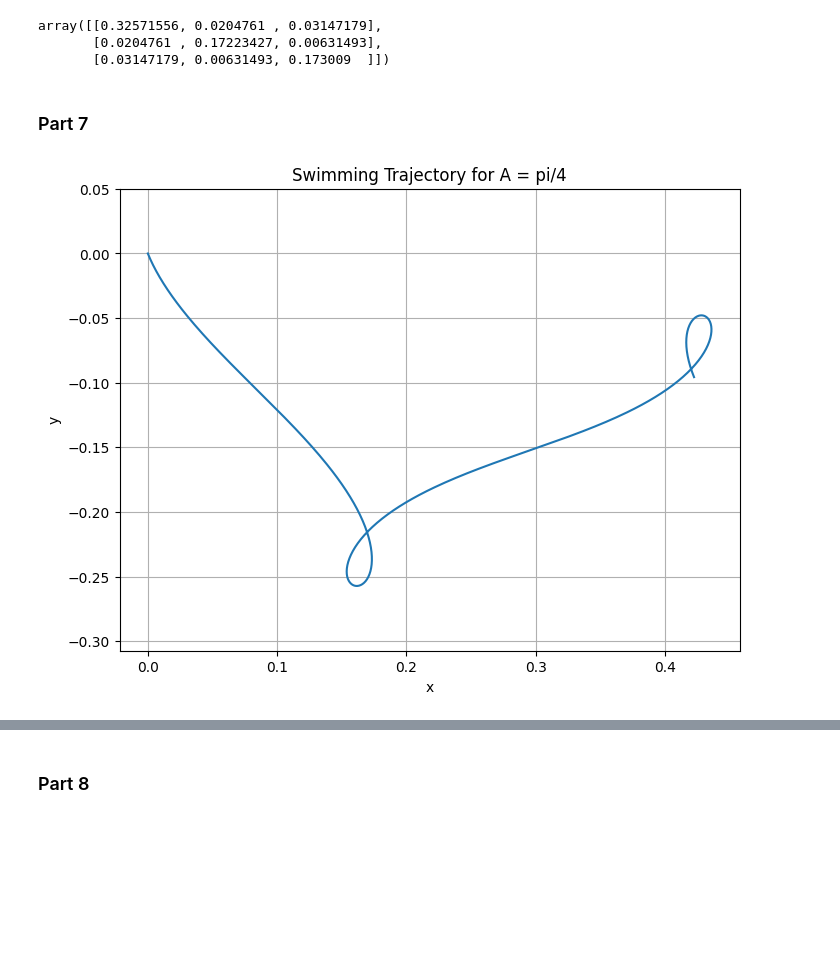
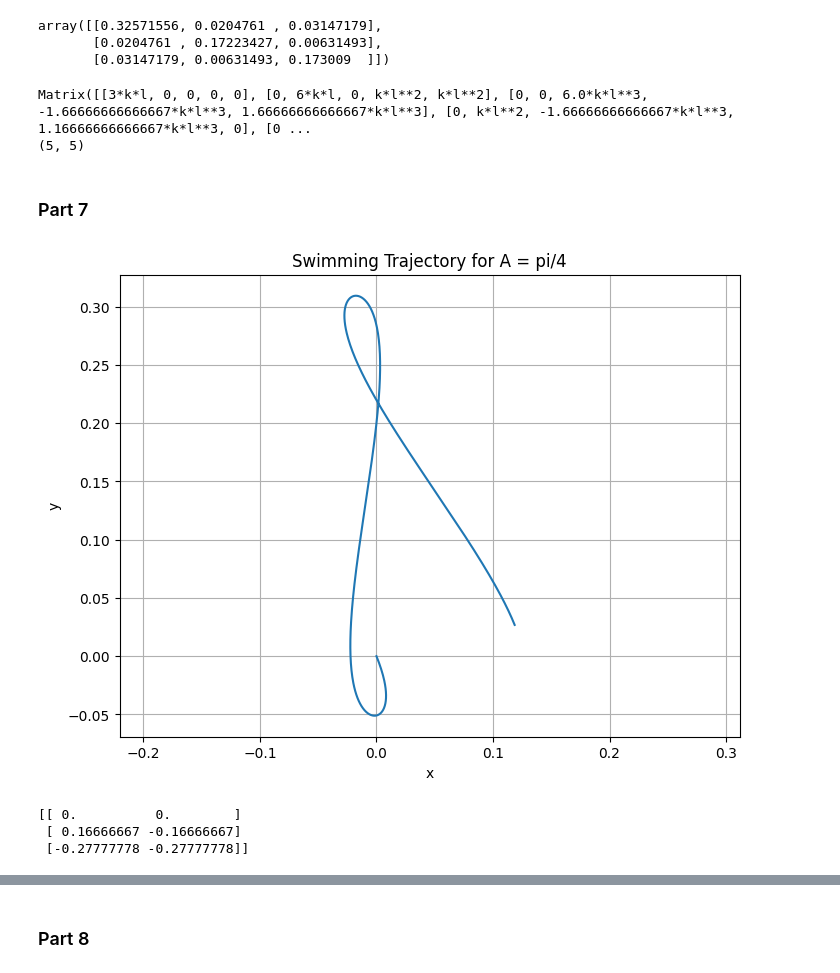
Before and after one commit to ryan-omori/MAE-269, a Jupyter notebook: HW3.ipynb, the cells around one changed output, grey strips where cells are left out. Drawn from its saved outputs; the diff is of its cells as text; code cells hidden in the pictures; blank space fills up the shorter version.

```diff
--- a/HW3.ipynb
+++ b/HW3.ipynb
@@ -201,7 +208,7 @@ def dynamics(t,state,alpha_fcn,params):
     q_ = [x,y,theta,a1,a2]
     q_dt_= [0,0,0,0,0]
 
-    dydt= -Vb(t,q_,q_dt_,params_) @ np.matrix(([a1_dt],[a2_dt]))
+    dydt= Vb(t,q_,q_dt_,params_) @ np.matrix(([a1_dt],[a2_dt]))
 
     return dydt.flatten().tolist()[0]
 # %% [markdown]
@@ -225,6 +232,15 @@ np.linalg.inv(A11_lam(0,q_,q_dt_,params_))
 array([[0.32571556, 0.0204761 , 0.03147179],
        [0.0204761 , 0.17223427, 0.00631493],
        [0.03147179, 0.00631493, 0.173009  ]])
+# %%
+zero_subs = {x:0, y:0, theta:0, a1:0, a2:0,
+             Derivative(x,t):0, Derivative(y,t):0, Derivative(theta,t):0,
+             Derivative(a1,t):0, Derivative(a2,t):0}
+print(A.subs(zero_subs))
+print(A.shape)
+# %% [output]
+Matrix([[3*k*l, 0, 0, 0, 0], [0, 6*k*l, 0, k*l**2, k*l**2], [0, 0, 6.0*k*l**3, -1.66666666666667*k*l**3, 1.66666666666667*k*l**3], [0, k*l**2, -1.66666666666667*k*l**3, 1.16666666666667*k*l**3, 0], [0 ...
+(5, 5)
 # %% [markdown]
 ### Part 7
 # %%
@@ -235,37 +251,43 @@ alpha_fcn = lambdify((t, omega, A1, A2, phi),[A1*sin(omega*t),
                                  diff(A1*sin(omega*t),t),
                                  diff(A2*sin(omega*t + phi),t)])
 l_=1
 k_=1
-A_amp = float(pi/4)
-A1_ = A_amp
-A2_ = A_amp
-phi_    = float(np.pi/2)
-omega_=float(2*np.pi)
+A_amp = np.pi/4
+A1_   = A_amp
+A2_   = A_amp
+phi_  = np.pi/2
+omega_= 2*np.pi
 params_ = [l_, k_, A1_, A2_, omega_, phi_]
 
 # Initial conditions [x, y, theta]
 y0     = [0, 0, 0]
 t_span = (0, 1)
 t_eval = np.linspace(0, 1, 500)
 
 # Solve
 sol = solve_ivp(
     lambda t, y: dynamics(t, y, alpha_fcn, params_),
     t_span,
     y0,
     t_eval=t_eval,
     rtol=1e-8,
     atol=1e-8
 )
 # Plot x,y trajectory
 plt.figure(figsize=(8, 6))
 plt.plot(sol.y[0], sol.y[1])
 plt.xlabel('x')
 plt.ylabel('y')
 plt.title('Swimming Trajectory for A = pi/4')
 plt.axis('equal')
 plt.grid(True)
 plt.show()
 # %% [output]
-[figure, old version]
+[figure, new version]
+# %%
+print(alpha_fcn(0.25, 2*np.pi, np.pi/4, np.pi/4, np.pi/2))
+# %% [output]
+[[ 0.          0.        ]
+ [ 0.16666667 -0.16666667]
+ [-0.27777778 -0.27777778]]
 # %%
```
Also changed, not shown: parts of 18 cells of this notebook.
